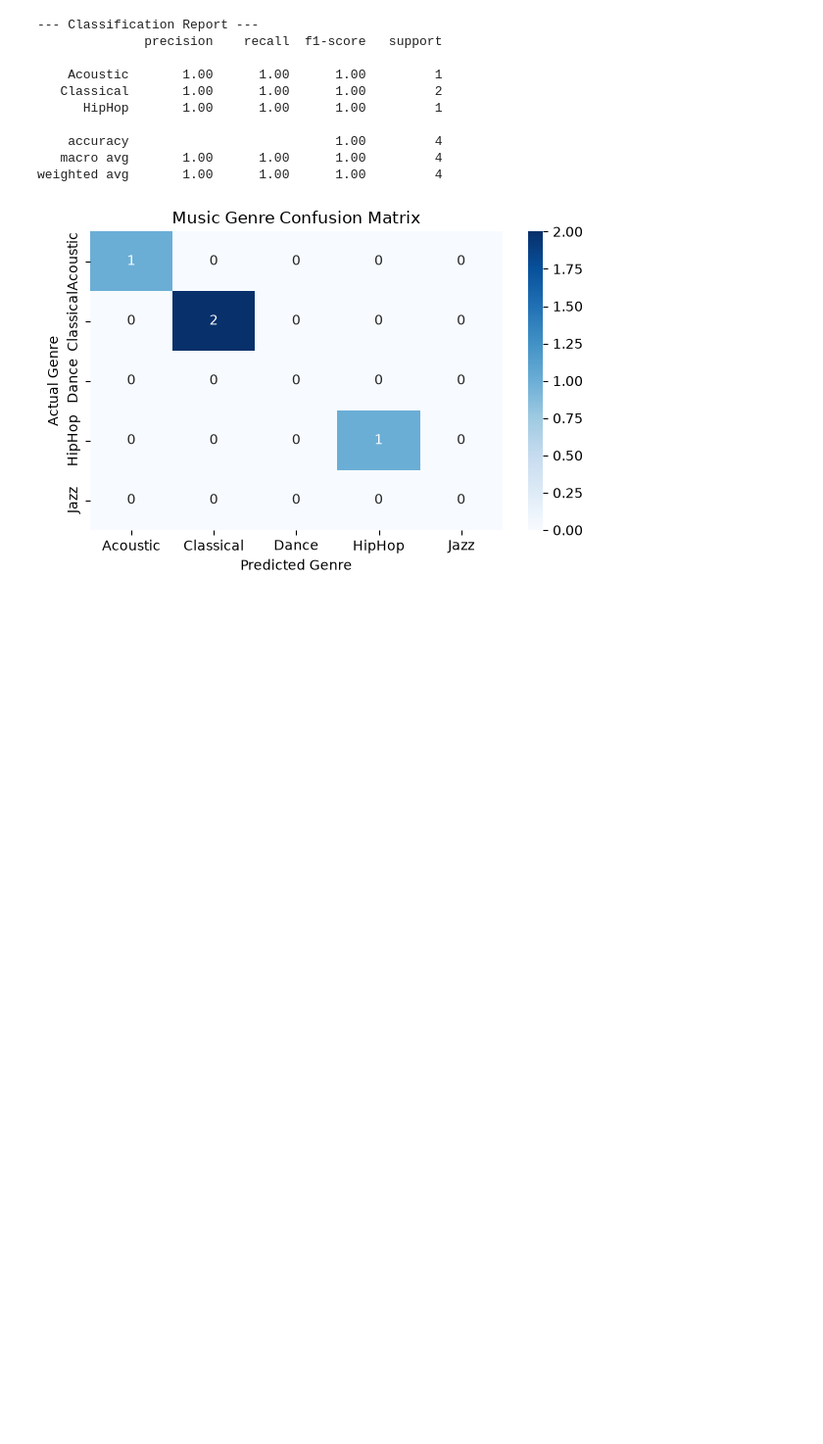
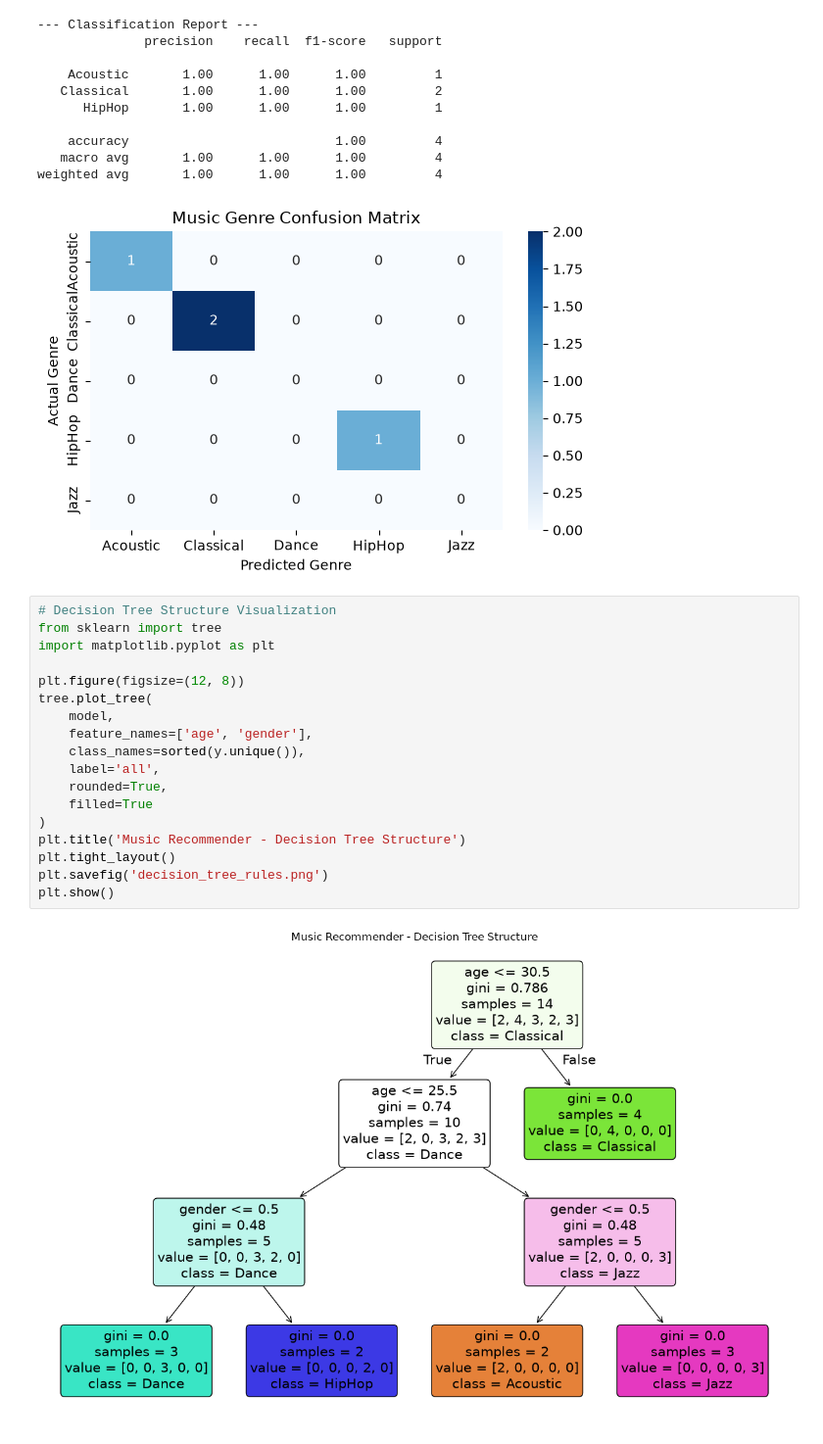
Before and after one commit to Nisarg-jain/music-recommender-ml, a Jupyter notebook: music_recommender.ipynb, the cells around one changed output. Shown at 98% size. Drawn from its saved outputs; the diff is of its cells as text; blank space fills up the shorter version.

Commit message:
feat(viz): generate and save decision tree rule structure diagram

```diff
--- a/music_recommender.ipynb
+++ b/music_recommender.ipynb
@@ -68,3 +68,23 @@ plt.show()
    macro avg       1.00      1.00      1.00         4
 weighted avg       1.00      1.00      1.00         4
 [figure]
+# %%
+# Decision Tree Structure Visualization
+from sklearn import tree
+import matplotlib.pyplot as plt
+
+plt.figure(figsize=(12, 8))
+tree.plot_tree(
+    model,
+    feature_names=['age', 'gender'],
+    class_names=sorted(y.unique()),
+    label='all',
+    rounded=True,
+    filled=True
+)
+plt.title('Music Recommender - Decision Tree Structure')
+plt.tight_layout()
+plt.savefig('decision_tree_rules.png')
+plt.show()
+# %% [output]
+[figure, added]
```
Also changed, not shown: 1 other file.
